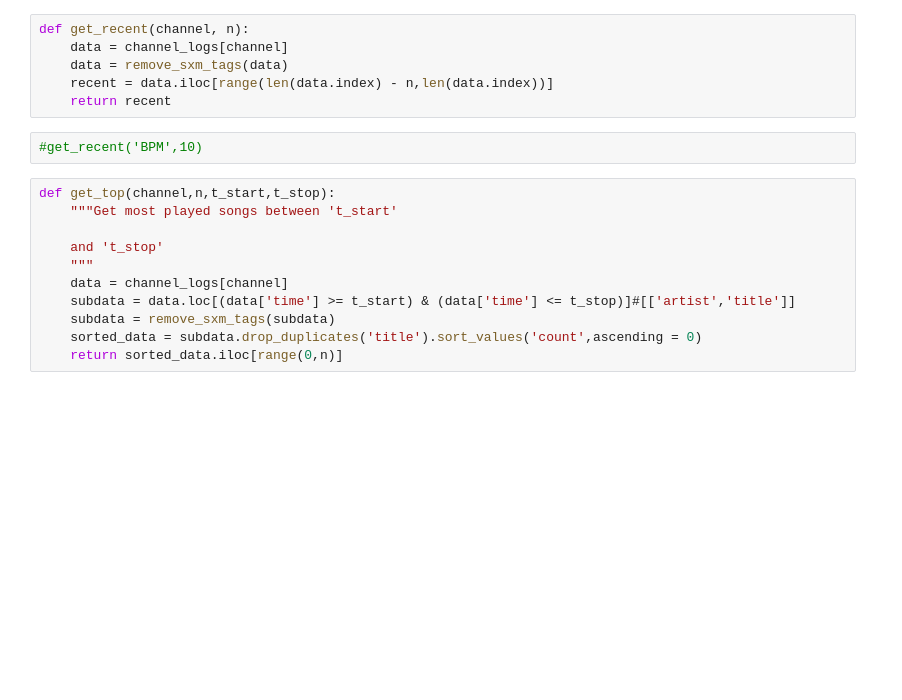
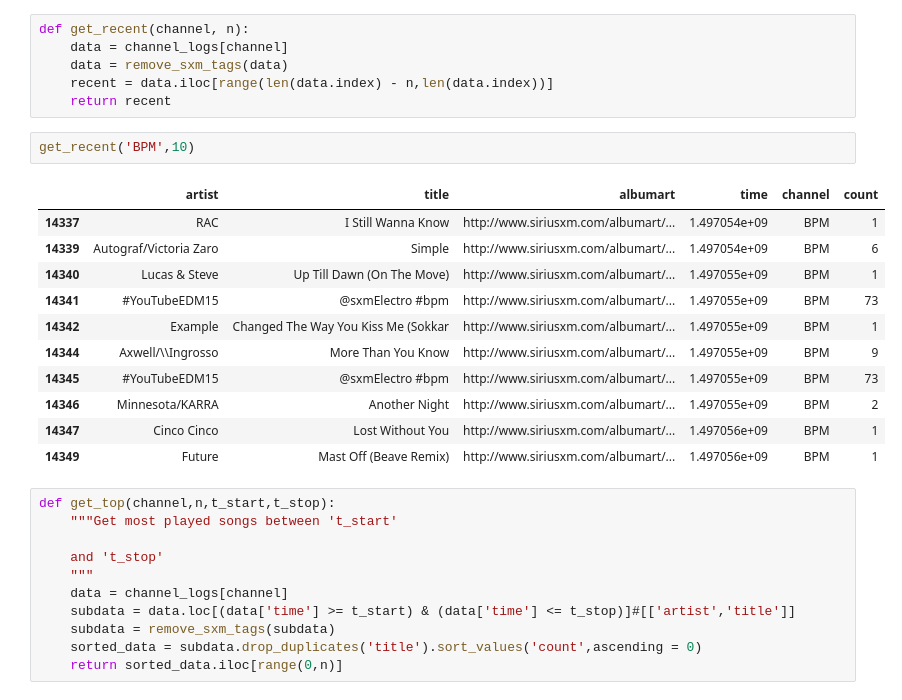
Before and after one commit to gustavoholst/sxm-scrapy, a Jupyter notebook: sxm/sxm_analysis.ipynb, the cells around one changed output. Cells and saved outputs as stored; diff of their text form; blank space fills up the shorter version.

```diff
--- a/sxm/sxm_analysis.ipynb
+++ b/sxm/sxm_analysis.ipynb
@@ -40,7 +40,19 @@ def get_recent(channel, n):
     recent = data.iloc[range(len(data.index) - n,len(data.index))]
     return recent
 # %%
-#get_recent('BPM',10)
+get_recent('BPM',10)
+# %% [output]
+|  | artist | title | albumart | time | channel | count |
+| 14337 | RAC | I Still Wanna Know | http://www.siriusxm.com/albumart/... | 1.497054e+09 | BPM | 1 |
+| 14339 | Autograf/Victoria Zaro | Simple | http://www.siriusxm.com/albumart/... | 1.497054e+09 | BPM | 6 |
+| 14340 | Lucas & Steve | Up Till Dawn (On The Move) | http://www.siriusxm.com/albumart/... | 1.497055e+09 | BPM | 1 |
+| 14341 | #YouTubeEDM15 | @sxmElectro #bpm | http://www.siriusxm.com/albumart/... | 1.497055e+09 | BPM | 73 |
+| 14342 | Example | Changed The Way You Kiss Me (Sokkar | http://www.siriusxm.com/albumart/... | 1.497055e+09 | BPM | 1 |
+| 14344 | Axwell/\\Ingrosso | More Than You Know | http://www.siriusxm.com/albumart/... | 1.497055e+09 | BPM | 9 |
+| 14345 | #YouTubeEDM15 | @sxmElectro #bpm | http://www.siriusxm.com/albumart/... | 1.497055e+09 | BPM | 73 |
+| 14346 | Minnesota/KARRA | Another Night | http://www.siriusxm.com/albumart/... | 1.497055e+09 | BPM | 2 |
+| 14347 | Cinco Cinco | Lost Without You | http://www.siriusxm.com/albumart/... | 1.497056e+09 | BPM | 1 |
+| 14349 | Future | Mast Off (Beave Remix) | http://www.siriusxm.com/albumart/... | 1.497056e+09 | BPM | 1 |
 # %%
 def get_top(channel,n,t_start,t_stop):
     """Get most played songs between 't_start'
```
Also changed, not shown: parts of 6 cells of this notebook, 3 other files.
